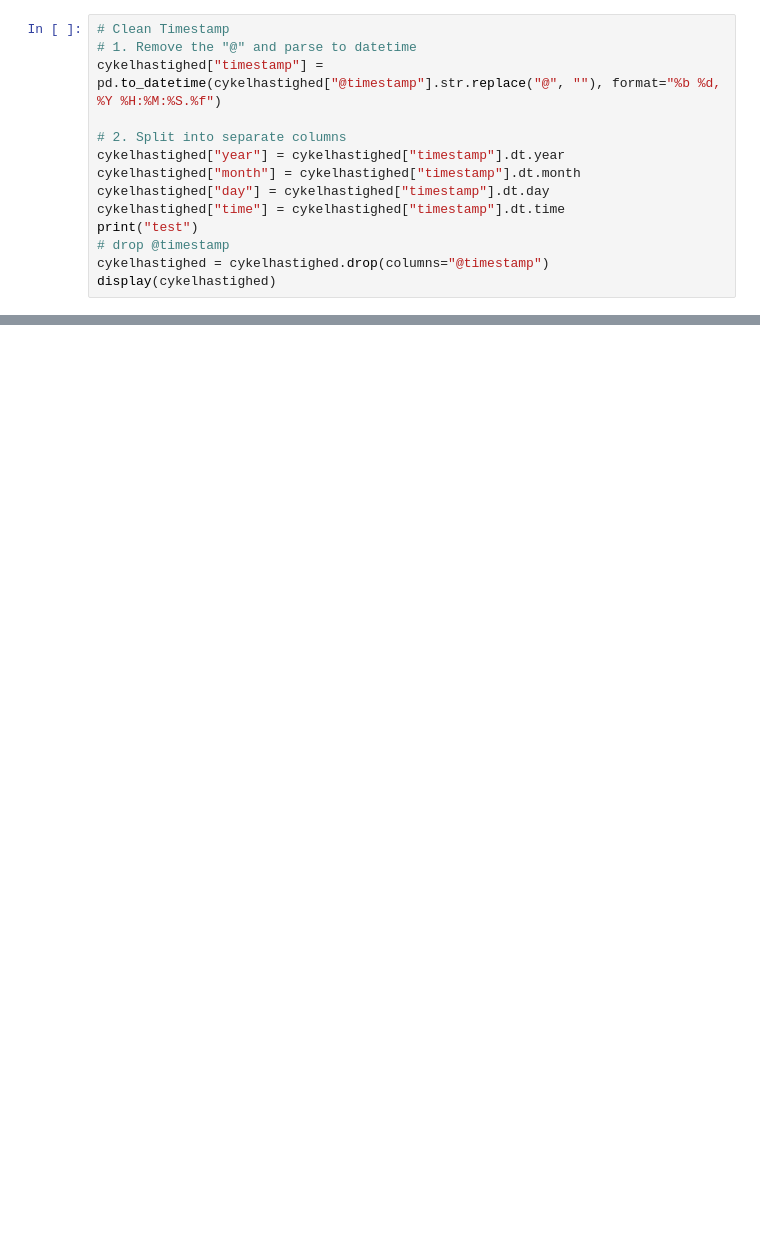
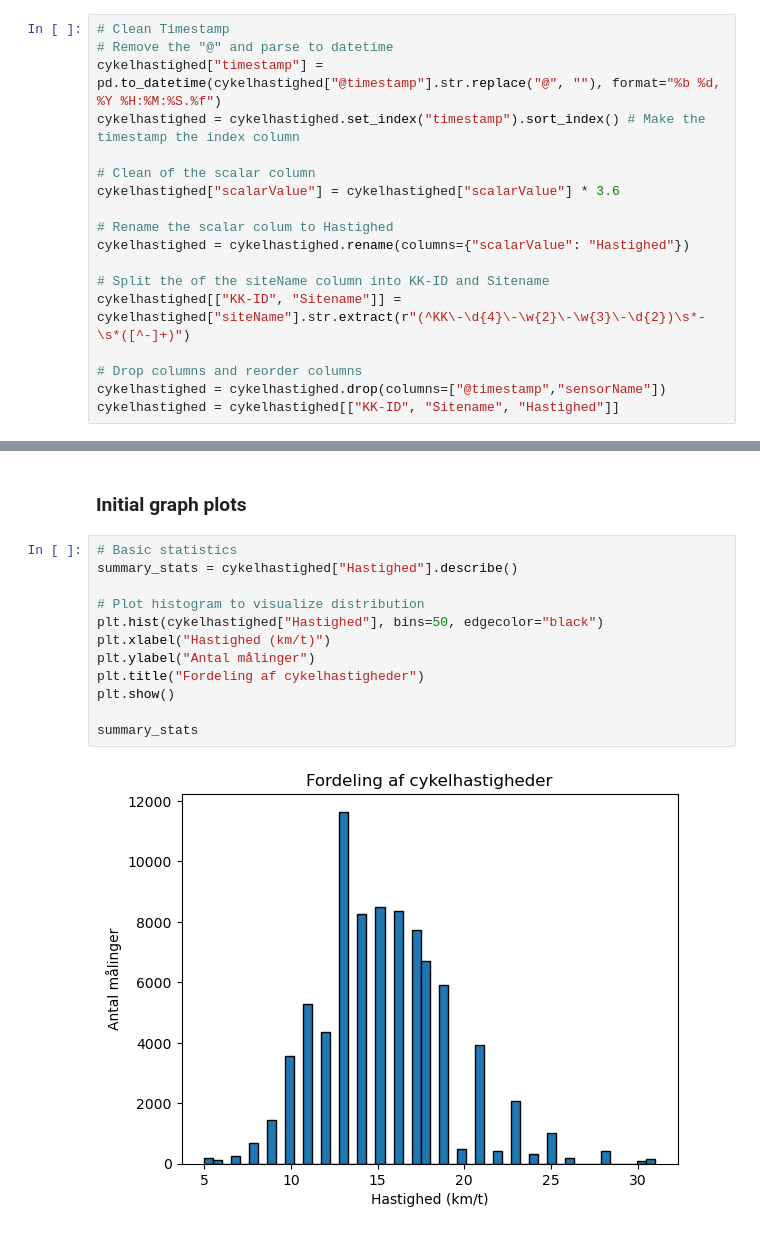
Before and after one commit to JeppeBondeBakkensen/Cykelhastighder, a Jupyter notebook: cykelhastigheder.ipynb, the cells around one changed output, grey strips where cells are left out. Drawn from its saved outputs; the diff is of its cells as text; blank space fills up the shorter version.

Commit message:
fordeling af cykelhastigheder

```diff
--- a/cykelhastigheder.ipynb
+++ b/cykelhastigheder.ipynb
@@ -26,14 +75,18 @@ display(cykelhastighed)
 # %%
 # Clean Timestamp
-# 1. Remove the "@" and parse to datetime
+# Remove the "@" and parse to datetime
 cykelhastighed["timestamp"] = pd.to_datetime(cykelhastighed["@timestamp"].str.replace("@", ""), format="%b %d, %Y %H:%M:%S.%f")
+cykelhastighed = cykelhastighed.set_index("timestamp").sort_index() # Make the timestamp the index column
 
-# 2. Split into separate columns
-cykelhastighed["year"] = cykelhastighed["timestamp"].dt.year
-cykelhastighed["month"] = cykelhastighed["timestamp"].dt.month
-cykelhastighed["day"] = cykelhastighed["timestamp"].dt.day
-cykelhastighed["time"] = cykelhastighed["timestamp"].dt.time
-print("test")
-# drop @timestamp
-cykelhastighed = cykelhastighed.drop(columns="@timestamp")
-display(cykelhastighed)
+# Clean of the scalar column
+cykelhastighed["scalarValue"] = cykelhastighed["scalarValue"] * 3.6
+
+# Rename the scalar colum to Hastighed
+cykelhastighed = cykelhastighed.rename(columns={"scalarValue": "Hastighed"})
+
+# Split the of the siteName column into KK-ID and Sitename
+cykelhastighed[["KK-ID", "Sitename"]] = cykelhastighed["siteName"].str.extract(r"(^KK\-\d{4}\-\w{2}\-\w{3}\-\d{2})\s*-\s*([^-]+)")
+
+# Drop columns and reorder columns
+cykelhastighed = cykelhastighed.drop(columns=["@timestamp","sensorName"])
+cykelhastighed = cykelhastighed[["KK-ID", "Sitename", "Hastighed"]]
@@ -55,0 +110,16 @@ print("hello")
+# %% [markdown]
+### Initial graph plots
+# %%
+# Basic statistics
+summary_stats = cykelhastighed["Hastighed"].describe()
+
+# Plot histogram to visualize distribution
+plt.hist(cykelhastighed["Hastighed"], bins=50, edgecolor="black")
+plt.xlabel("Hastighed (km/t)")
+plt.ylabel("Antal målinger")
+plt.title("Fordeling af cykelhastigheder")
+plt.show()
+
+summary_stats
+# %% [output]
+[figure, added]
```
Also changed, not shown: parts of 17 cells of this notebook, 4 other files.
